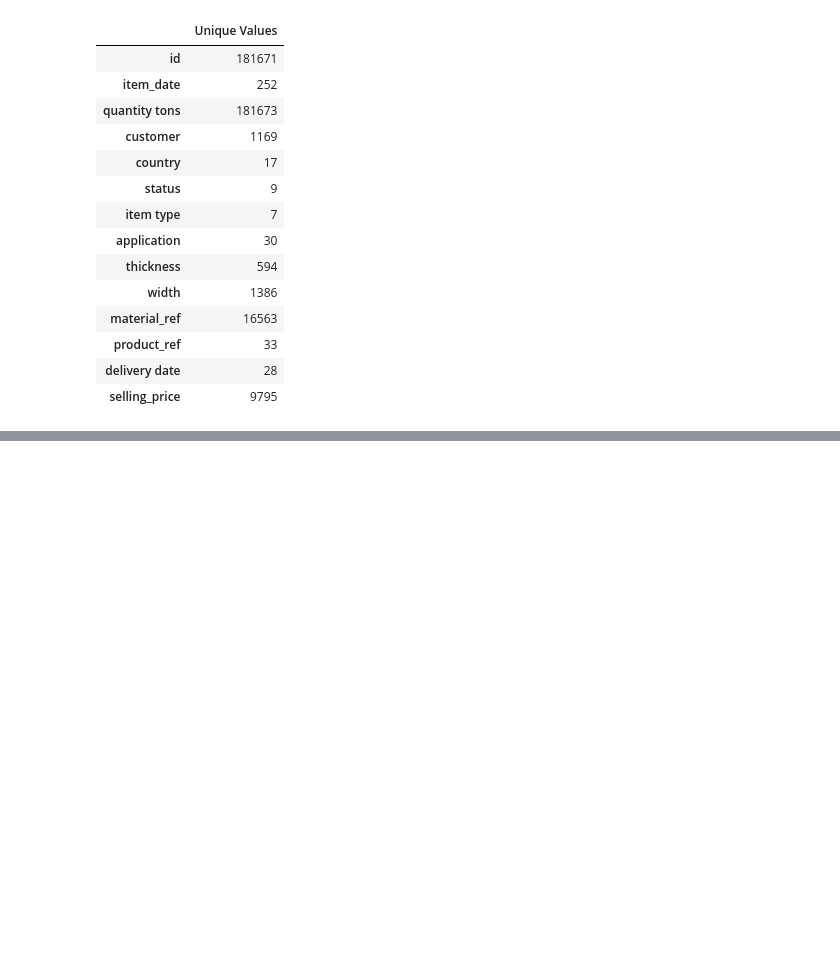
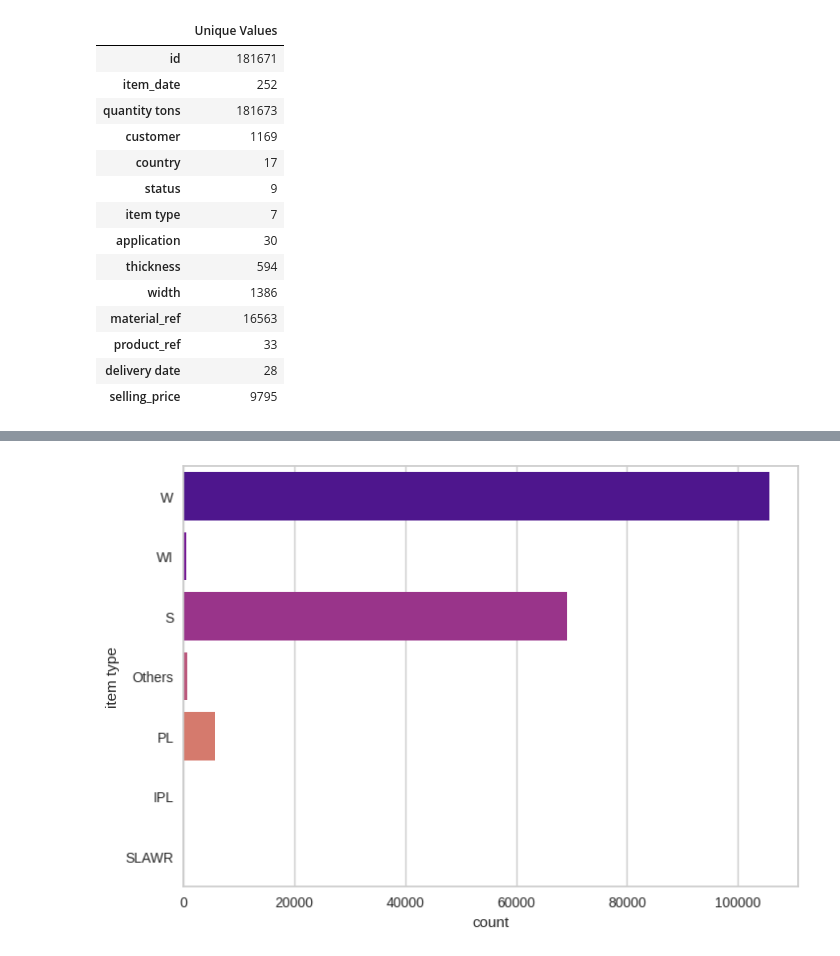
Before and after one commit to SriRamK345/Industrial_Copper_Modeling, a Jupyter notebook: Industrial_Copper_Modeling.ipynb, the cells around one changed output, grey strips where cells are left out. Saved outputs shown, nothing was run; the diff lists cells and outputs as text; code cells hidden in the pictures; blank space fills up the shorter version.

```diff
--- a/Industrial_Copper_Modeling.ipynb
+++ b/Industrial_Copper_Modeling.ipynb
@@ -71,0 +273,5 @@ pd.DataFrame(unique_values,index=df.columns,columns=["Unique Values"])
+# %%
+sns.countplot(df["item type"],palette="plasma")
+plt.show()
+# %% [output]
+[figure, added]
```
Also changed, not shown: parts of 29 cells of this notebook.
